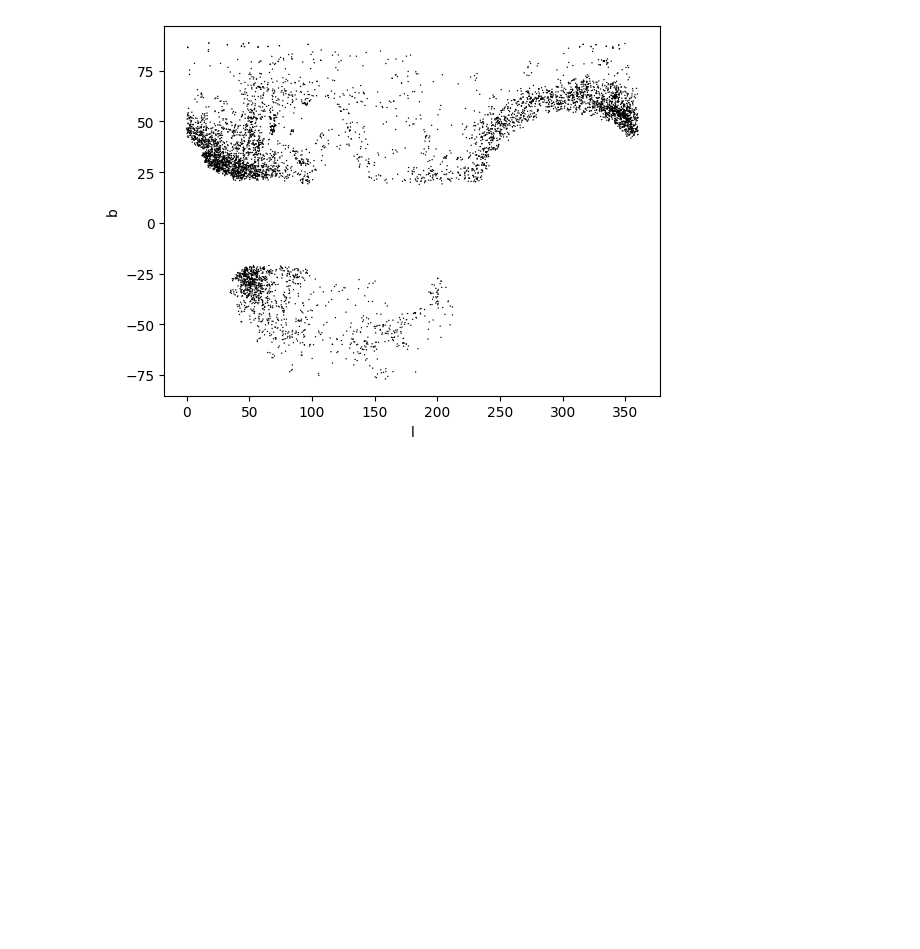
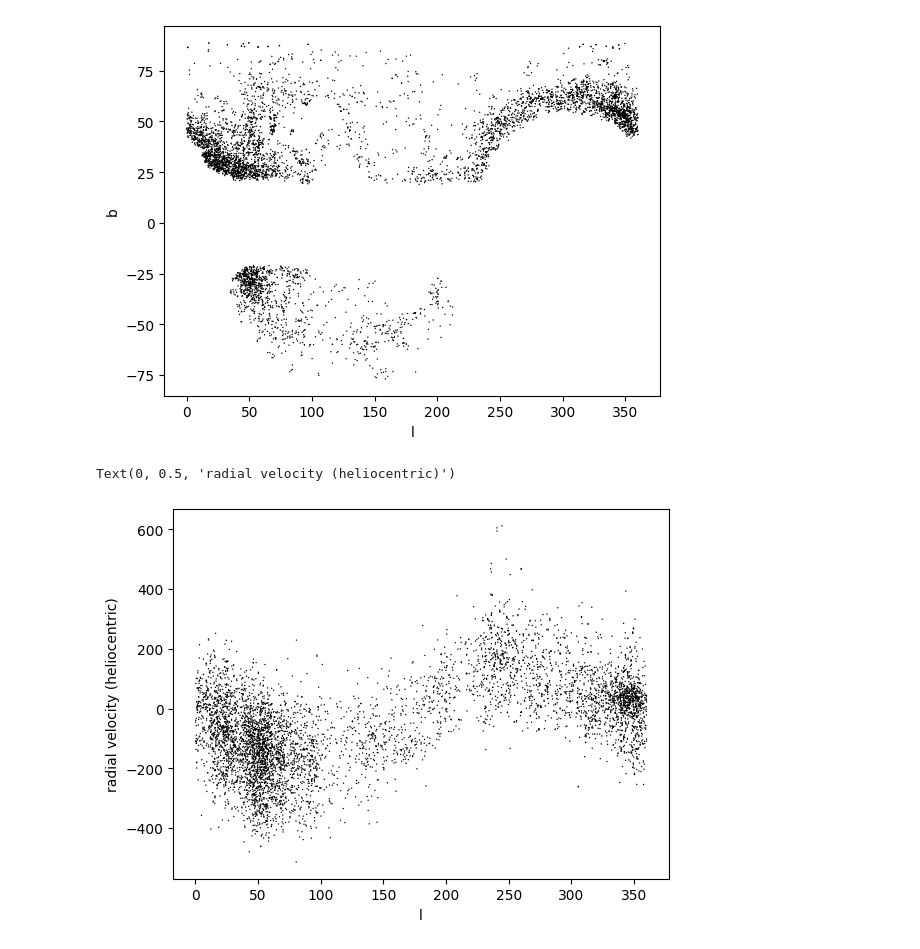
Before and after one commit to michael-petersen/ReflexMotion, a Jupyter notebook: analysis/DESI_DR1.ipynb, the cells around one changed output. Drawn from its saved outputs; the diff is of its cells as text; code cells hidden in the pictures; blank space fills up the shorter version.

```diff
--- a/analysis/DESI_DR1.ipynb
+++ b/analysis/DESI_DR1.ipynb
@@ -117,6 +125,13 @@ plt.ylabel('b')
 # %% [output]
 Text(0, 0.5, 'b')
 [figure]
+# %%
+plt.scatter(hdul[3].data['L'], hdul[1].data['VRAD'], edgecolor='none', facecolor='black', s=1)
+plt.xlabel('l')
+plt.ylabel('radial velocity (heliocentric)')
+# %% [output]
+Text(0, 0.5, 'radial velocity (heliocentric)')
+[figure, added]
 # %%
 #cats = ['x', 'y', 'z', 'vx', 'vy', 'vz', 'l','b','d','vlos','mul','mub','d_err','vlos_err','mul_err','mub_err','pm_corr']
 # %%
```
Also changed, not shown: parts of 11 cells of this notebook, 1 other file.
